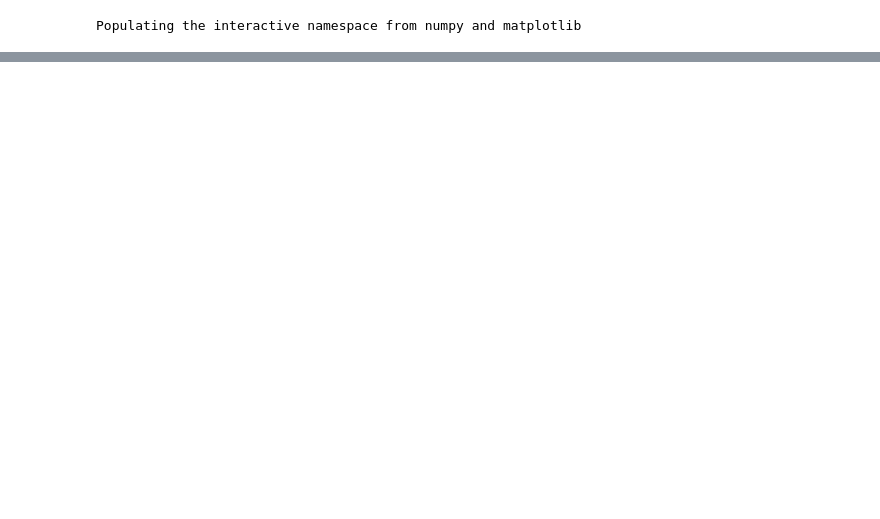
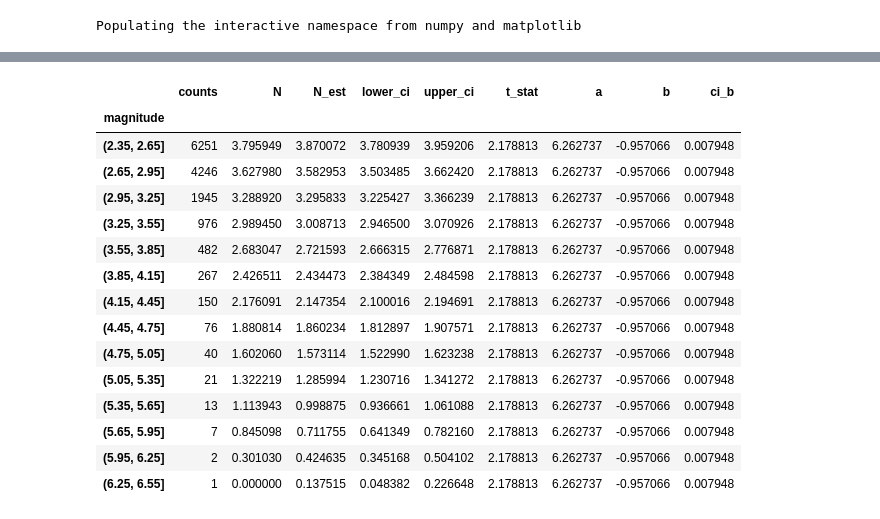
Before and after one commit to SCECcode/pycsep, a Jupyter notebook: notes/mfd_calc_and_plot.ipynb, the cells around one changed output, grey strips where cells are left out. Cells and saved outputs as stored; diff of their text form; code cells hidden in the pictures; blank space fills up the shorter version.

```diff
--- a/notes/mfd_calc_and_plot.ipynb
+++ b/notes/mfd_calc_and_plot.ipynb
@@ -133,3 +133,22 @@ savefig('comcat_mfd.pdf')
+# %%
+comcat.mfd
+# %% [output]
+|  | counts | N | N_est | lower_ci | upper_ci | t_stat | a | b | ci_b |
+| magnitude |  |  |  |  |  |  |  |  |  |
+| (2.35, 2.65] | 6251 | 3.795949 | 3.870072 | 3.780939 | 3.959206 | 2.178813 | 6.262737 | -0.957066 | 0.007948 |
+| (2.65, 2.95] | 4246 | 3.627980 | 3.582953 | 3.503485 | 3.662420 | 2.178813 | 6.262737 | -0.957066 | 0.007948 |
+| (2.95, 3.25] | 1945 | 3.288920 | 3.295833 | 3.225427 | 3.366239 | 2.178813 | 6.262737 | -0.957066 | 0.007948 |
+| (3.25, 3.55] | 976 | 2.989450 | 3.008713 | 2.946500 | 3.070926 | 2.178813 | 6.262737 | -0.957066 | 0.007948 |
+| (3.55, 3.85] | 482 | 2.683047 | 2.721593 | 2.666315 | 2.776871 | 2.178813 | 6.262737 | -0.957066 | 0.007948 |
+| (3.85, 4.15] | 267 | 2.426511 | 2.434473 | 2.384349 | 2.484598 | 2.178813 | 6.262737 | -0.957066 | 0.007948 |
+| (4.15, 4.45] | 150 | 2.176091 | 2.147354 | 2.100016 | 2.194691 | 2.178813 | 6.262737 | -0.957066 | 0.007948 |
+| (4.45, 4.75] | 76 | 1.880814 | 1.860234 | 1.812897 | 1.907571 | 2.178813 | 6.262737 | -0.957066 | 0.007948 |
+| (4.75, 5.05] | 40 | 1.602060 | 1.573114 | 1.522990 | 1.623238 | 2.178813 | 6.262737 | -0.957066 | 0.007948 |
+| (5.05, 5.35] | 21 | 1.322219 | 1.285994 | 1.230716 | 1.341272 | 2.178813 | 6.262737 | -0.957066 | 0.007948 |
+| (5.35, 5.65] | 13 | 1.113943 | 0.998875 | 0.936661 | 1.061088 | 2.178813 | 6.262737 | -0.957066 | 0.007948 |
+| (5.65, 5.95] | 7 | 0.845098 | 0.711755 | 0.641349 | 0.782160 | 2.178813 | 6.262737 | -0.957066 | 0.007948 |
+| (5.95, 6.25] | 2 | 0.301030 | 0.424635 | 0.345168 | 0.504102 | 2.178813 | 6.262737 | -0.957066 | 0.007948 |
+| (6.25, 6.55] | 1 | 0.000000 | 0.137515 | 0.048382 | 0.226648 | 2.178813 | 6.262737 | -0.957066 | 0.007948 |
 # %%
 # test implementation
 # comcat.mfd
```
Also changed, not shown: parts of 3 cells of this notebook, 5 other files.
